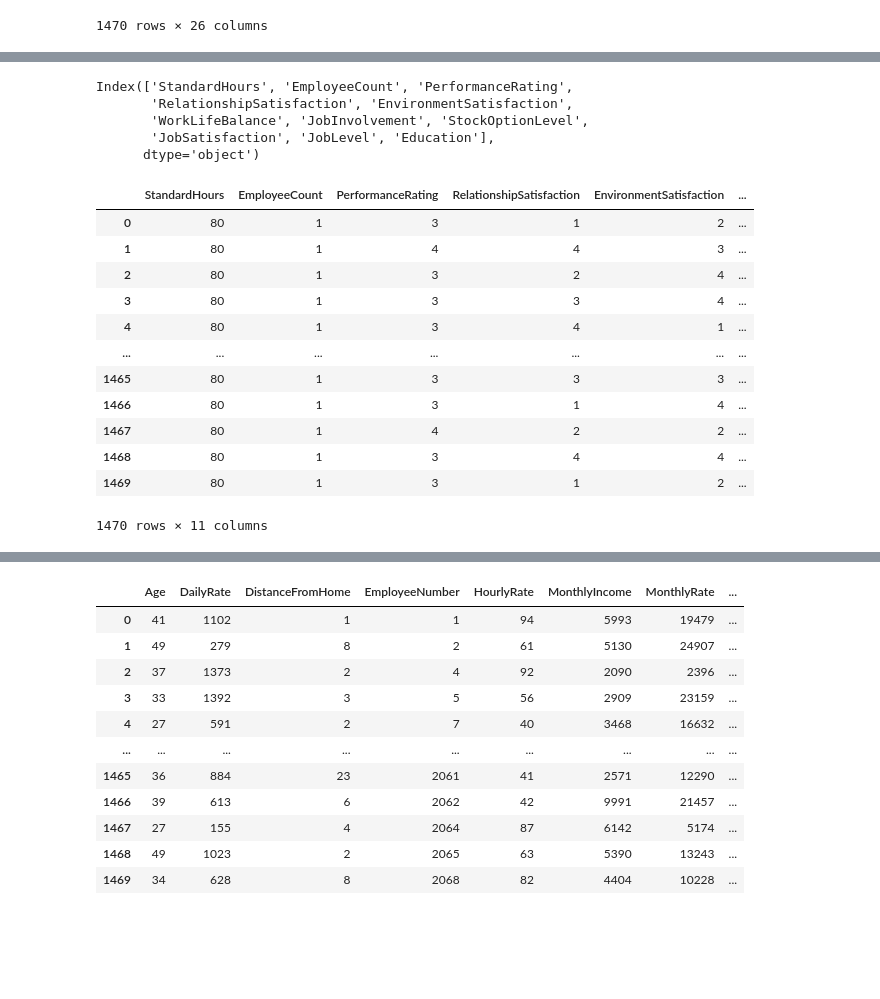
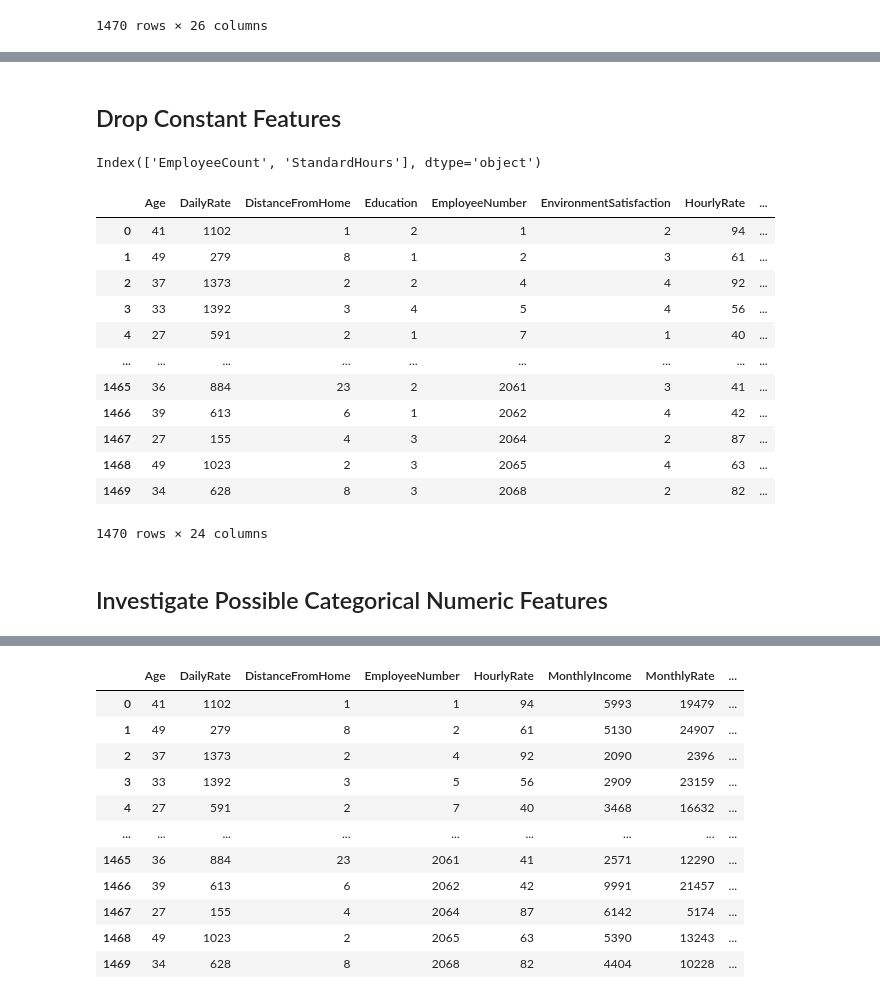
Before and after one commit to BenJMcCarty/IBM-Employee-Attrition-and-Performance, a Jupyter notebook: EDA_and_Cleaning.ipynb, the cells around one changed output, grey strips where cells are left out. Cells and saved outputs as stored; diff of their text form; code cells hidden in the pictures; blank space fills up the shorter version.

```diff
--- a/EDA_and_Cleaning.ipynb
+++ b/EDA_and_Cleaning.ipynb
@@ -111,25 +113,29 @@ dtype: int64
+# %% [markdown]
+## Drop Constant Features
 # %%
-cat_num_cols = numeric_df.nunique().sort_values()[numeric_df.nunique() <= 5].index
-cat_num_cols
+constant_feats = (numeric_df
+                  .nunique()
+                  [numeric_df.nunique() == 1]
+                  .index)
+constant_feats
 # %% [output]
-Index(['StandardHours', 'EmployeeCount', 'PerformanceRating',
-       'RelationshipSatisfaction', 'EnvironmentSatisfaction',
-       'WorkLifeBalance', 'JobInvolvement', 'StockOptionLevel',
-       'JobSatisfaction', 'JobLevel', 'Education'],
-      dtype='object')
+Index(['EmployeeCount', 'StandardHours'], dtype='object')
-# %%
-numeric_df.loc[:, cat_num_cols]
-# %% [output]
-|  | StandardHours | EmployeeCount | PerformanceRating | RelationshipSatisfaction | EnvironmentSatisfaction | ... |
-| 0 | 80 | 1 | 3 | 1 | 2 | ... |
-| 1 | 80 | 1 | 4 | 4 | 3 | ... |
-| 2 | 80 | 1 | 3 | 2 | 4 | ... |
-| 3 | 80 | 1 | 3 | 3 | 4 | ... |
-| 4 | 80 | 1 | 3 | 4 | 1 | ... |
-| ... | ... | ... | ... | ... | ... | ... |
-| 1465 | 80 | 1 | 3 | 3 | 3 | ... |
-| 1466 | 80 | 1 | 3 | 1 | 4 | ... |
-| 1467 | 80 | 1 | 4 | 2 | 2 | ... |
-| 1468 | 80 | 1 | 3 | 4 | 4 | ... |
-| 1469 | 80 | 1 | 3 | 1 | 2 | ... |
-1470 rows × 11 columns
+# %%
+numeric_df = numeric_df.drop(columns=constant_feats)
+numeric_df
+# %% [output]
+|  | Age | DailyRate | DistanceFromHome | Education | EmployeeNumber | EnvironmentSatisfaction | HourlyRate | ... |
+| 0 | 41 | 1102 | 1 | 2 | 1 | 2 | 94 | ... |
+| 1 | 49 | 279 | 8 | 1 | 2 | 3 | 61 | ... |
+| 2 | 37 | 1373 | 2 | 2 | 4 | 4 | 92 | ... |
+| 3 | 33 | 1392 | 3 | 4 | 5 | 4 | 56 | ... |
+| 4 | 27 | 591 | 2 | 1 | 7 | 1 | 40 | ... |
+| ... | ... | ... | ... | ... | ... | ... | ... | ... |
+| 1465 | 36 | 884 | 23 | 2 | 2061 | 3 | 41 | ... |
+| 1466 | 39 | 613 | 6 | 1 | 2062 | 4 | 42 | ... |
+| 1467 | 27 | 155 | 4 | 3 | 2064 | 2 | 87 | ... |
+| 1468 | 49 | 1023 | 2 | 3 | 2065 | 4 | 63 | ... |
+| 1469 | 34 | 628 | 8 | 3 | 2068 | 2 | 82 | ... |
+1470 rows × 24 columns
+# %% [markdown]
+## Investigate Possible Categorical Numeric Features
```
Also changed, not shown: parts of 13 cells of this notebook.
